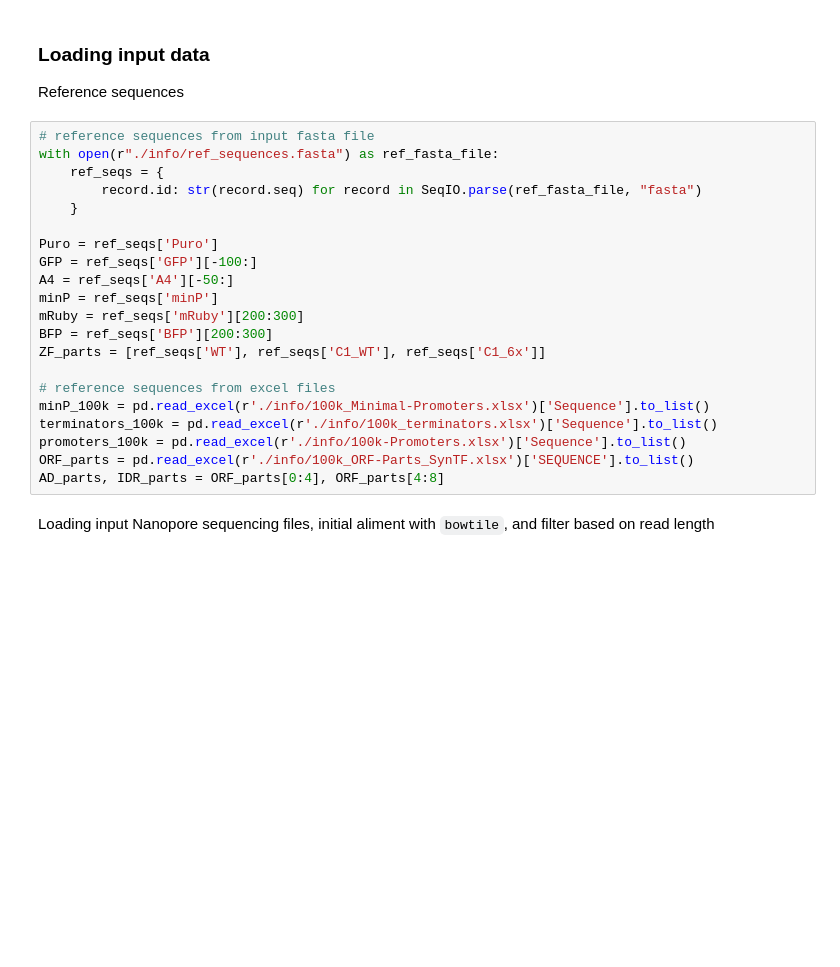
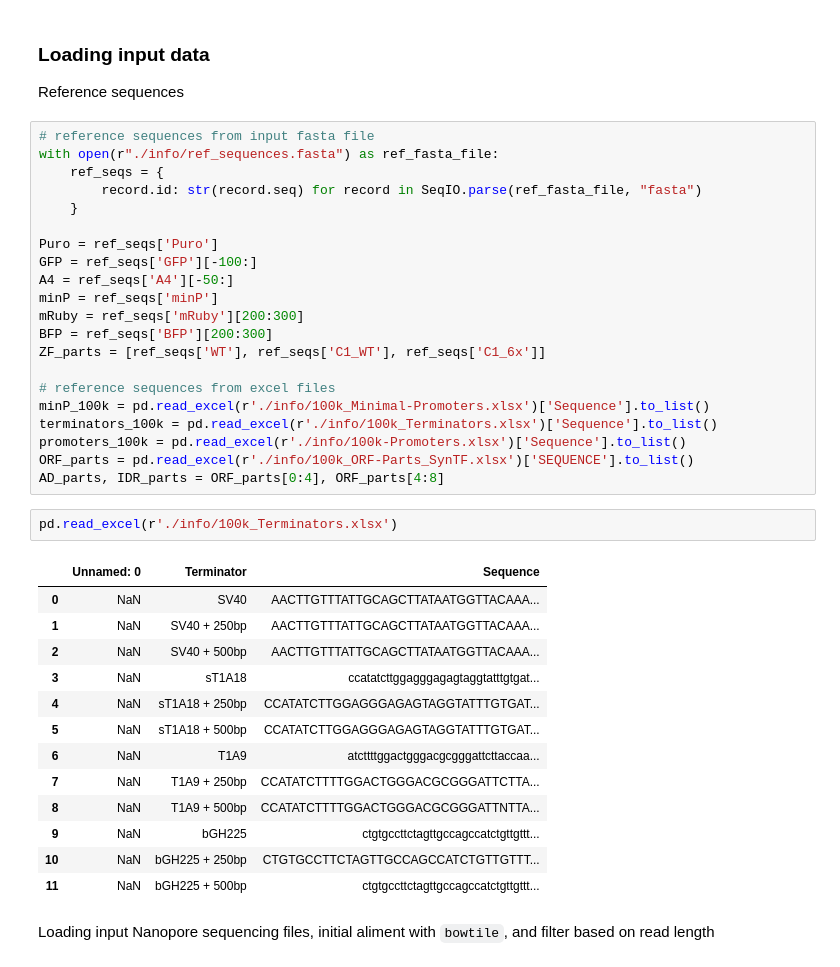
Before and after one commit to cbashorlab/WIMPY, a Jupyter notebook: example_script_python.ipynb, the cells around one changed output. Saved outputs shown, nothing was run; the diff lists cells and outputs as text; blank space fills up the shorter version.

```diff
--- a/example_script_python.ipynb
+++ b/example_script_python.ipynb
@@ -35,10 +34,26 @@ ZF_parts = [ref_seqs['WT'], ref_seqs['C1_WT'], ref_seqs['C1_6x']]
 
 # reference sequences from excel files
 minP_100k = pd.read_excel(r'./info/100k_Minimal-Promoters.xlsx')['Sequence'].to_list()
-terminators_100k = pd.read_excel(r'./info/100k_terminators.xlsx')['Sequence'].to_list()
+terminators_100k = pd.read_excel(r'./info/100k_Terminators.xlsx')['Sequence'].to_list()
 promoters_100k = pd.read_excel(r'./info/100k-Promoters.xlsx')['Sequence'].to_list()
 ORF_parts = pd.read_excel(r'./info/100k_ORF-Parts_SynTF.xlsx')['SEQUENCE'].to_list()
 AD_parts, IDR_parts = ORF_parts[0:4], ORF_parts[4:8]
+# %%
+pd.read_excel(r'./info/100k_Terminators.xlsx')
+# %% [output]
+|  | Unnamed: 0 | Terminator | Sequence |
+| 0 | NaN | SV40 | AACTTGTTTATTGCAGCTTATAATGGTTACAAA... |
+| 1 | NaN | SV40 + 250bp | AACTTGTTTATTGCAGCTTATAATGGTTACAAA... |
+| 2 | NaN | SV40 + 500bp | AACTTGTTTATTGCAGCTTATAATGGTTACAAA... |
+| 3 | NaN | sT1A18 | ccatatcttggagggagagtaggtatttgtgat... |
+| 4 | NaN | sT1A18 + 250bp | CCATATCTTGGAGGGAGAGTAGGTATTTGTGAT... |
+| 5 | NaN | sT1A18 + 500bp | CCATATCTTGGAGGGAGAGTAGGTATTTGTGAT... |
+| 6 | NaN | T1A9 | atcttttggactgggacgcgggattcttaccaa... |
+| 7 | NaN | T1A9 + 250bp | CCATATCTTTTGGACTGGGACGCGGGATTCTTA... |
+| 8 | NaN | T1A9 + 500bp | CCATATCTTTTGGACTGGGACGCGGGATTNTTA... |
+| 9 | NaN | bGH225 | ctgtgccttctagttgccagccatctgttgttt... |
+| 10 | NaN | bGH225 + 250bp | CTGTGCCTTCTAGTTGCCAGCCATCTGTTGTTT... |
+| 11 | NaN | bGH225 + 500bp | ctgtgccttctagttgccagccatctgttgttt... |
 # %% [markdown]
 Loading input Nanopore sequencing files, initial aliment with `bowtile`, and filter based on read length
 # %%
```
Also changed, not shown: parts of 13 cells of this notebook, 2 other files.
